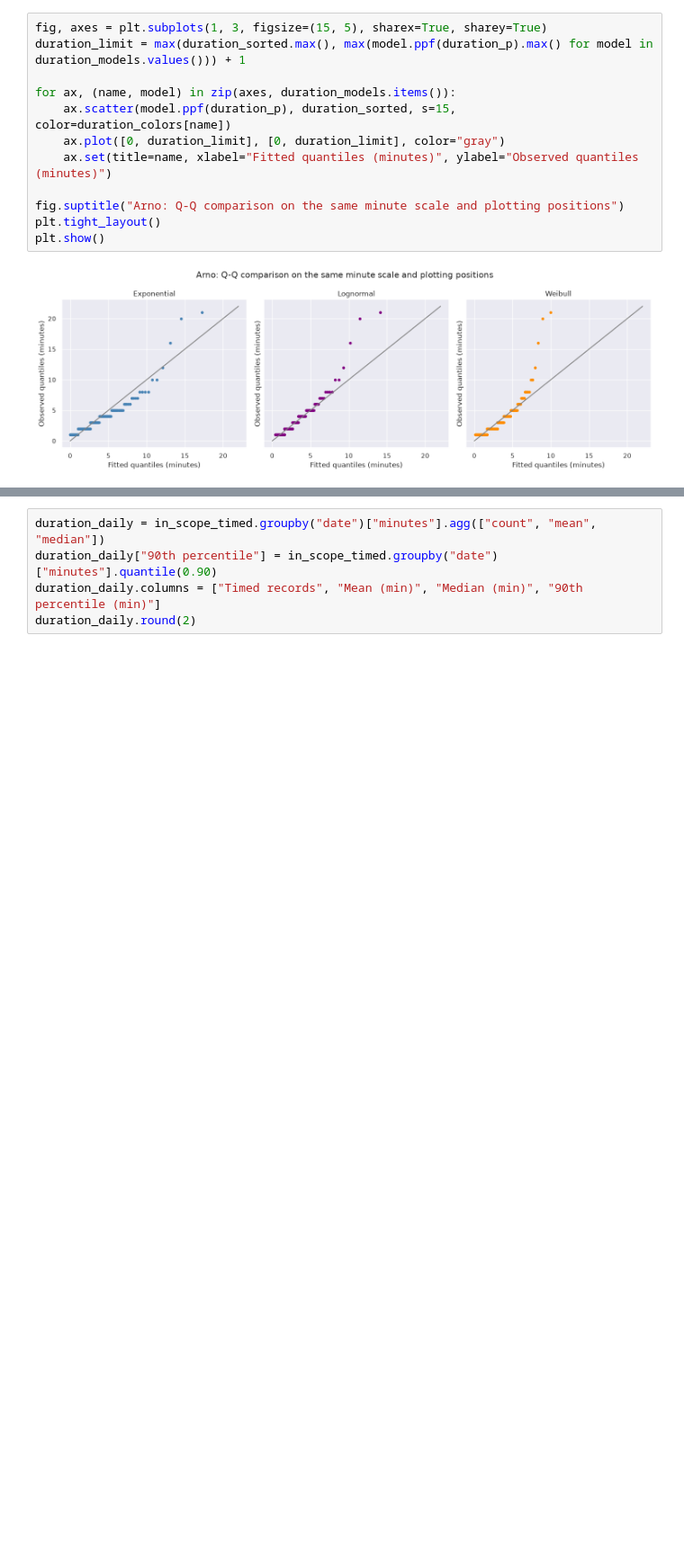
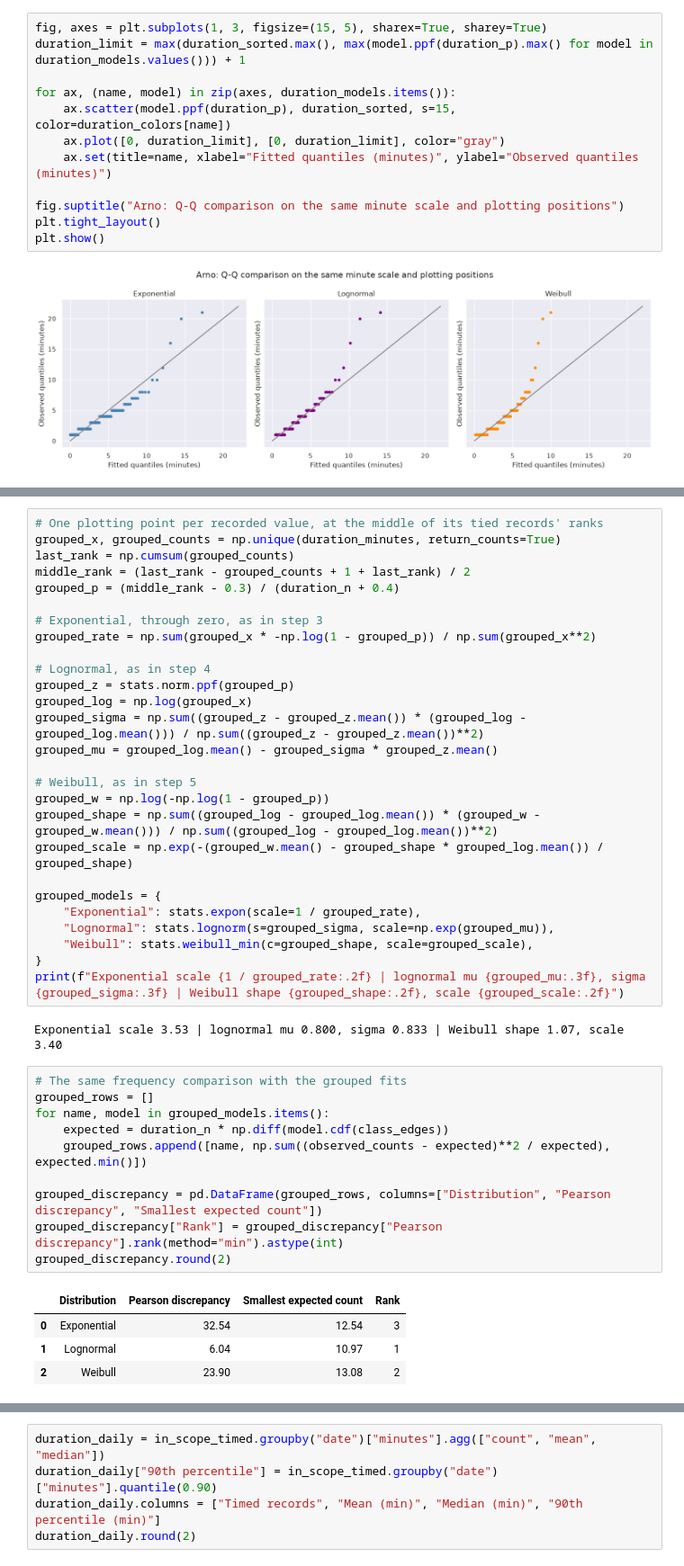
Before and after one commit to Luuuuuig/Bachelor-End-Project, a Jupyter notebook: Arno_Analysis_2026_10_02.ipynb, the cells around one changed output, grey strips where cells are left out. Shown at 90% size. Saved outputs shown, nothing was run; the diff lists cells and outputs as text; blank space fills up the shorter version.

```diff
--- a/Arno_Analysis_2026_10_02.ipynb
+++ b/Arno_Analysis_2026_10_02.ipynb
@@ -632,3 +579,47 @@ pd.DataFrame(grouped_rows, columns=["Distribution", "Chi-square", "Degrees of fr
+# %%
+# One plotting point per recorded value, at the middle of its tied records' ranks
+grouped_x, grouped_counts = np.unique(duration_minutes, return_counts=True)
+last_rank = np.cumsum(grouped_counts)
+middle_rank = (last_rank - grouped_counts + 1 + last_rank) / 2
+grouped_p = (middle_rank - 0.3) / (duration_n + 0.4)
+
+# Exponential, through zero, as in step 3
+grouped_rate = np.sum(grouped_x * -np.log(1 - grouped_p)) / np.sum(grouped_x**2)
+
+# Lognormal, as in step 4
+grouped_z = stats.norm.ppf(grouped_p)
+grouped_log = np.log(grouped_x)
+grouped_sigma = np.sum((grouped_z - grouped_z.mean()) * (grouped_log - grouped_log.mean())) / np.sum((grouped_z - grouped_z.mean())**2)
+grouped_mu = grouped_log.mean() - grouped_sigma * grouped_z.mean()
+
+# Weibull, as in step 5
+grouped_w = np.log(-np.log(1 - grouped_p))
+grouped_shape = np.sum((grouped_log - grouped_log.mean()) * (grouped_w - grouped_w.mean())) / np.sum((grouped_log - grouped_log.mean())**2)
+grouped_scale = np.exp(-(grouped_w.mean() - grouped_shape * grouped_log.mean()) / grouped_shape)
+
+grouped_models = {
+    "Exponential": stats.expon(scale=1 / grouped_rate),
+    "Lognormal": stats.lognorm(s=grouped_sigma, scale=np.exp(grouped_mu)),
+    "Weibull": stats.weibull_min(c=grouped_shape, scale=grouped_scale),
+}
+print(f"Exponential scale {1 / grouped_rate:.2f} | lognormal mu {grouped_mu:.3f}, sigma {grouped_sigma:.3f} | Weibull shape {grouped_shape:.2f}, scale {grouped_scale:.2f}")
+# %% [output]
+Exponential scale 3.53 | lognormal mu 0.800, sigma 0.833 | Weibull shape 1.07, scale 3.40
+# %%
+# The same frequency comparison with the grouped fits
+grouped_rows = []
+for name, model in grouped_models.items():
+    expected = duration_n * np.diff(model.cdf(class_edges))
+    grouped_rows.append([name, np.sum((observed_counts - expected)**2 / expected), expected.min()])
+
+grouped_discrepancy = pd.DataFrame(grouped_rows, columns=["Distribution", "Pearson discrepancy", "Smallest expected count"])
+grouped_discrepancy["Rank"] = grouped_discrepancy["Pearson discrepancy"].rank(method="min").astype(int)
+grouped_discrepancy.round(2)
+# %% [output]
+|  | Distribution | Pearson discrepancy | Smallest expected count | Rank |
+| 0 | Exponential | 32.54 | 12.54 | 3 |
+| 1 | Lognormal | 6.04 | 10.97 | 1 |
+| 2 | Weibull | 23.90 | 13.08 | 2 |
 # %% [markdown]
 ##### Step 10. Check sensitivity to the observation days
 
```
Also changed, not shown: parts of 18 cells of this notebook.
